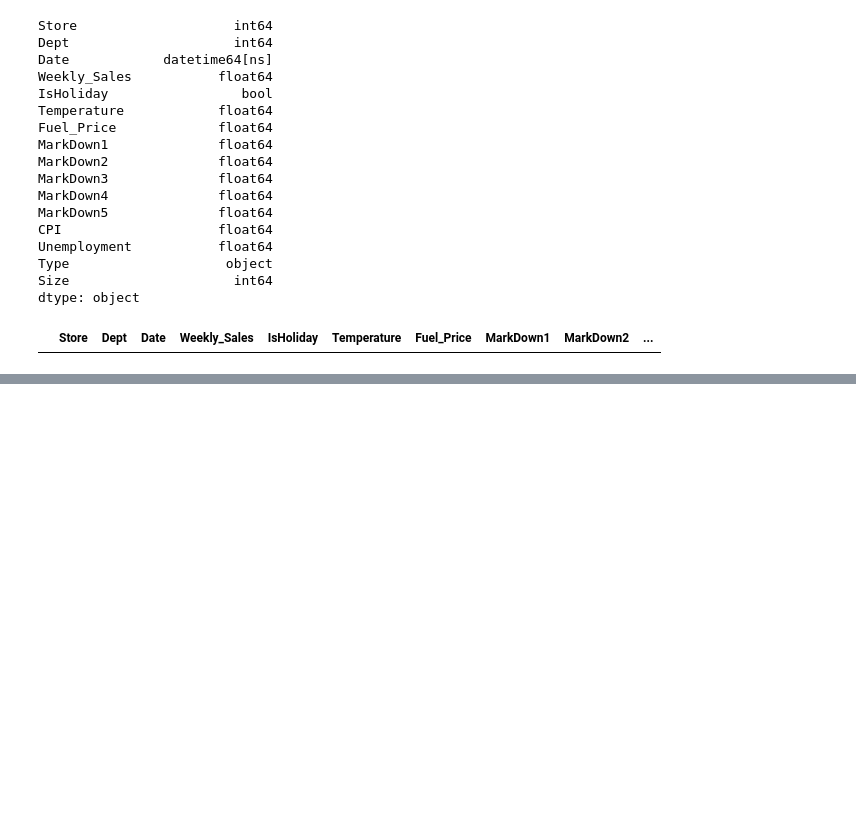
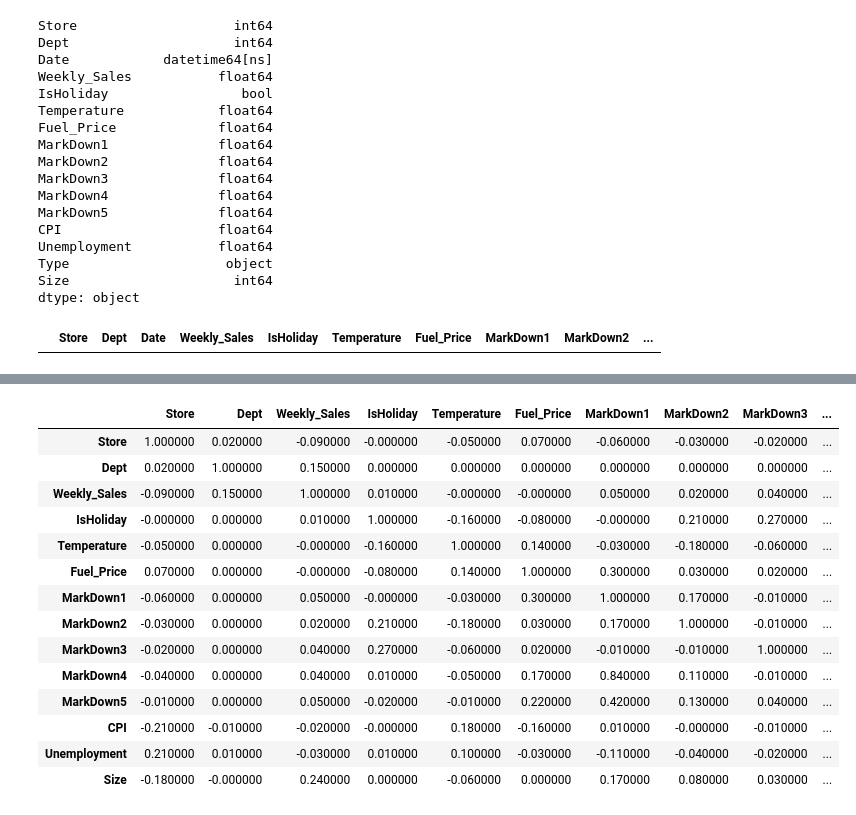
Before and after one commit to curtistr05/Capstone2, a Jupyter notebook: Retail_Analytics.ipynb, the cells around one changed output, grey strips where cells are left out. Saved outputs shown, nothing was run; the diff lists cells and outputs as text; code cells hidden in the pictures; blank space fills up the shorter version.

```diff
--- a/Retail_Analytics.ipynb
+++ b/Retail_Analytics.ipynb
@@ -198,0 +211,22 @@ dfmerged.to_csv('~/Documents/Capstone2/data/retailDataCleaned.csv', index=False)
+# %%
+#Calculate the correlation coefficients
+corr = retailDataCleaned.corr()
+
+#plot retail data in Pearsons correlation heat map
+corr.round(2).style.background_gradient(cmap='coolwarm')
+# %% [output]
+|  | Store | Dept | Weekly_Sales | IsHoliday | Temperature | Fuel_Price | MarkDown1 | MarkDown2 | MarkDown3 | ... |
+| Store | 1.000000 | 0.020000 | -0.090000 | -0.000000 | -0.050000 | 0.070000 | -0.060000 | -0.030000 | -0.020000 | ... |
+| Dept | 0.020000 | 1.000000 | 0.150000 | 0.000000 | 0.000000 | 0.000000 | 0.000000 | 0.000000 | 0.000000 | ... |
+| Weekly_Sales | -0.090000 | 0.150000 | 1.000000 | 0.010000 | -0.000000 | -0.000000 | 0.050000 | 0.020000 | 0.040000 | ... |
+| IsHoliday | -0.000000 | 0.000000 | 0.010000 | 1.000000 | -0.160000 | -0.080000 | -0.000000 | 0.210000 | 0.270000 | ... |
+| Temperature | -0.050000 | 0.000000 | -0.000000 | -0.160000 | 1.000000 | 0.140000 | -0.030000 | -0.180000 | -0.060000 | ... |
+| Fuel_Price | 0.070000 | 0.000000 | -0.000000 | -0.080000 | 0.140000 | 1.000000 | 0.300000 | 0.030000 | 0.020000 | ... |
+| MarkDown1 | -0.060000 | 0.000000 | 0.050000 | -0.000000 | -0.030000 | 0.300000 | 1.000000 | 0.170000 | -0.010000 | ... |
+| MarkDown2 | -0.030000 | 0.000000 | 0.020000 | 0.210000 | -0.180000 | 0.030000 | 0.170000 | 1.000000 | -0.010000 | ... |
+| MarkDown3 | -0.020000 | 0.000000 | 0.040000 | 0.270000 | -0.060000 | 0.020000 | -0.010000 | -0.010000 | 1.000000 | ... |
+| MarkDown4 | -0.040000 | 0.000000 | 0.040000 | 0.010000 | -0.050000 | 0.170000 | 0.840000 | 0.110000 | -0.010000 | ... |
+| MarkDown5 | -0.010000 | 0.000000 | 0.050000 | -0.020000 | -0.010000 | 0.220000 | 0.420000 | 0.130000 | 0.040000 | ... |
+| CPI | -0.210000 | -0.010000 | -0.020000 | -0.000000 | 0.180000 | -0.160000 | 0.010000 | -0.000000 | -0.010000 | ... |
+| Unemployment | 0.210000 | 0.010000 | -0.030000 | 0.010000 | 0.100000 | -0.030000 | -0.110000 | -0.040000 | -0.020000 | ... |
+| Size | -0.180000 | -0.000000 | 0.240000 | 0.000000 | -0.060000 | 0.000000 | 0.170000 | 0.080000 | 0.030000 | ... |
```
Also changed, not shown: parts of 5 cells of this notebook.
